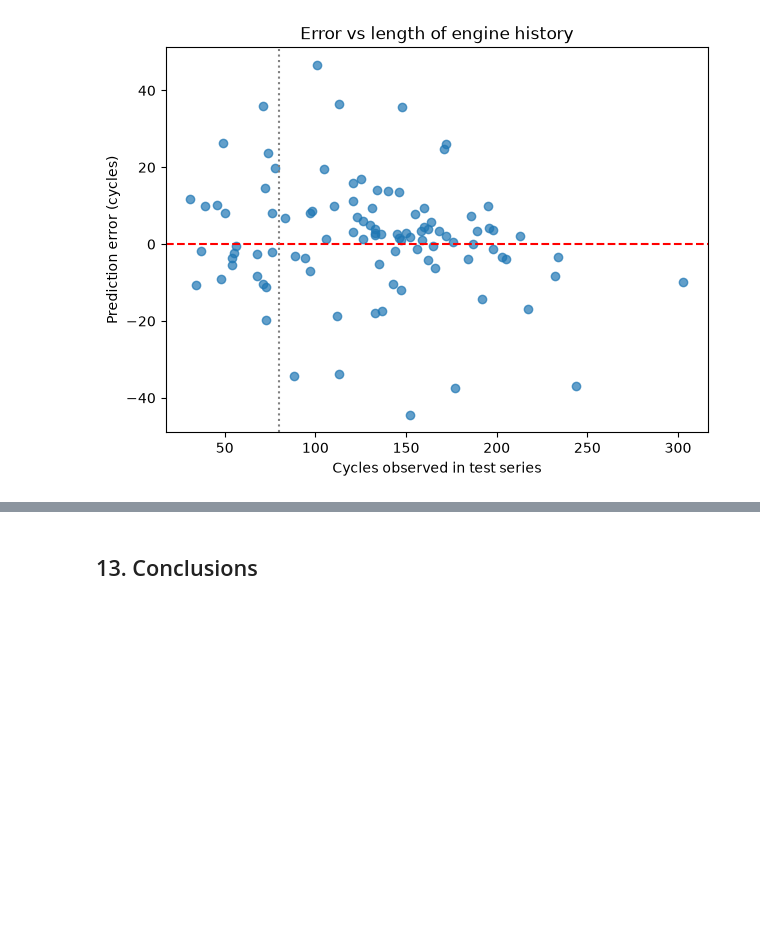
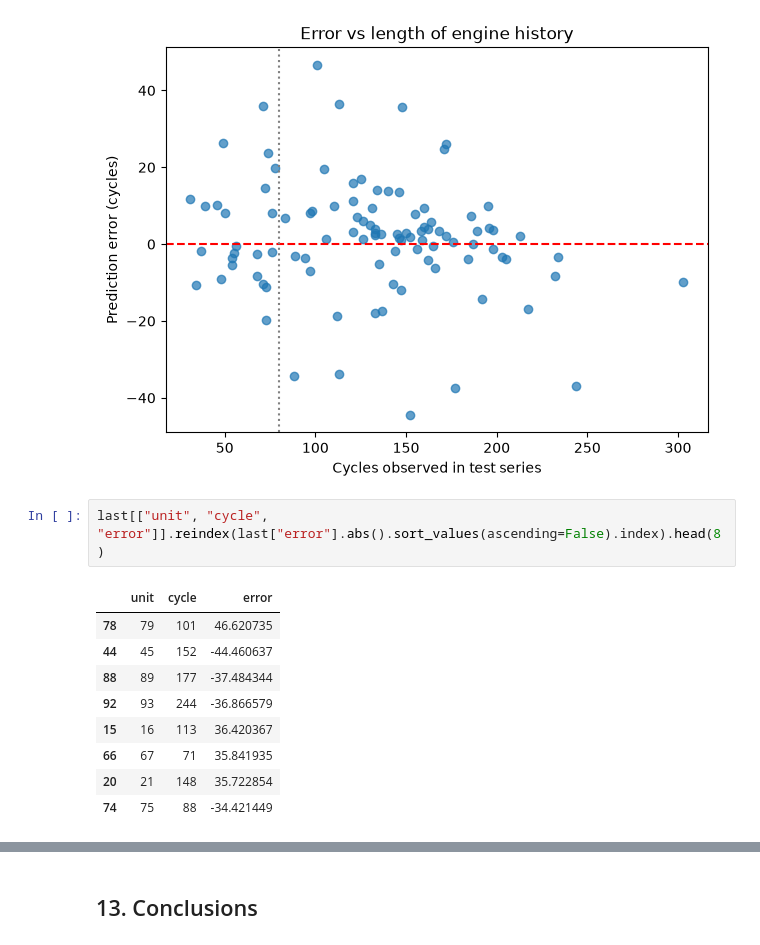
Before and after one commit to hamnasbh/fleet-maintenance-planner, a Jupyter notebook: notebooks/01_exploration.ipynb, the cells around one changed output, grey strips where cells are left out. Saved outputs shown, nothing was run; the diff lists cells and outputs as text; blank space fills up the shorter version.

```diff
--- a/notebooks/01_exploration.ipynb
+++ b/notebooks/01_exploration.ipynb
@@ -290,3 +290,15 @@ plt.title("Error vs length of engine history")
 # %% [output]
 Text(0.5, 1.0, 'Error vs length of engine history')
 [figure]
+# %%
+last[["unit", "cycle", "error"]].reindex(last["error"].abs().sort_values(ascending=False).index).head(8)
+# %% [output]
+|  | unit | cycle | error |
+| 78 | 79 | 101 | 46.620735 |
+| 44 | 45 | 152 | -44.460637 |
+| 88 | 89 | 177 | -37.484344 |
+| 92 | 93 | 244 | -36.866579 |
+| 15 | 16 | 113 | 36.420367 |
+| 66 | 67 | 71 | 35.841935 |
+| 20 | 21 | 148 | 35.722854 |
+| 74 | 75 | 88 | -34.421449 |
```
Also changed, not shown: parts of 1 cell of this notebook, 1 other file.
